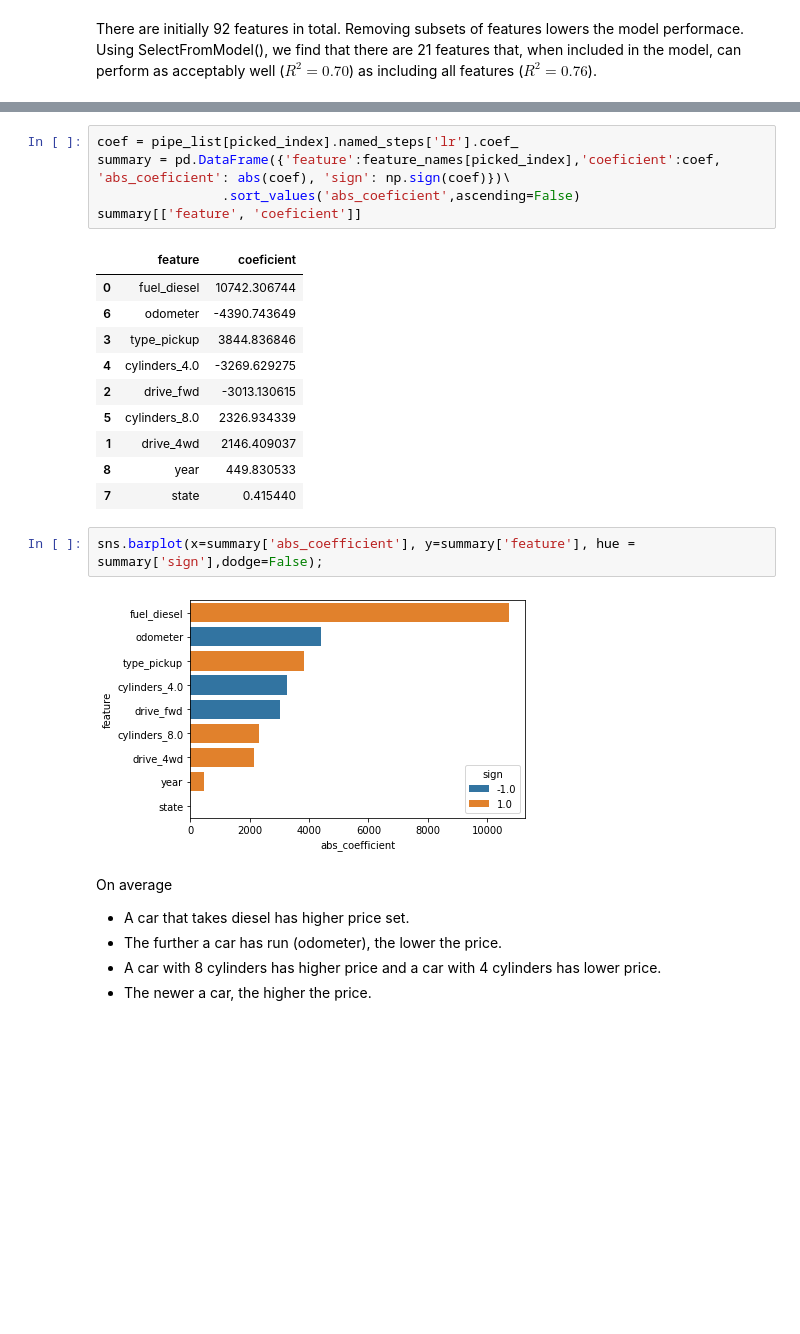
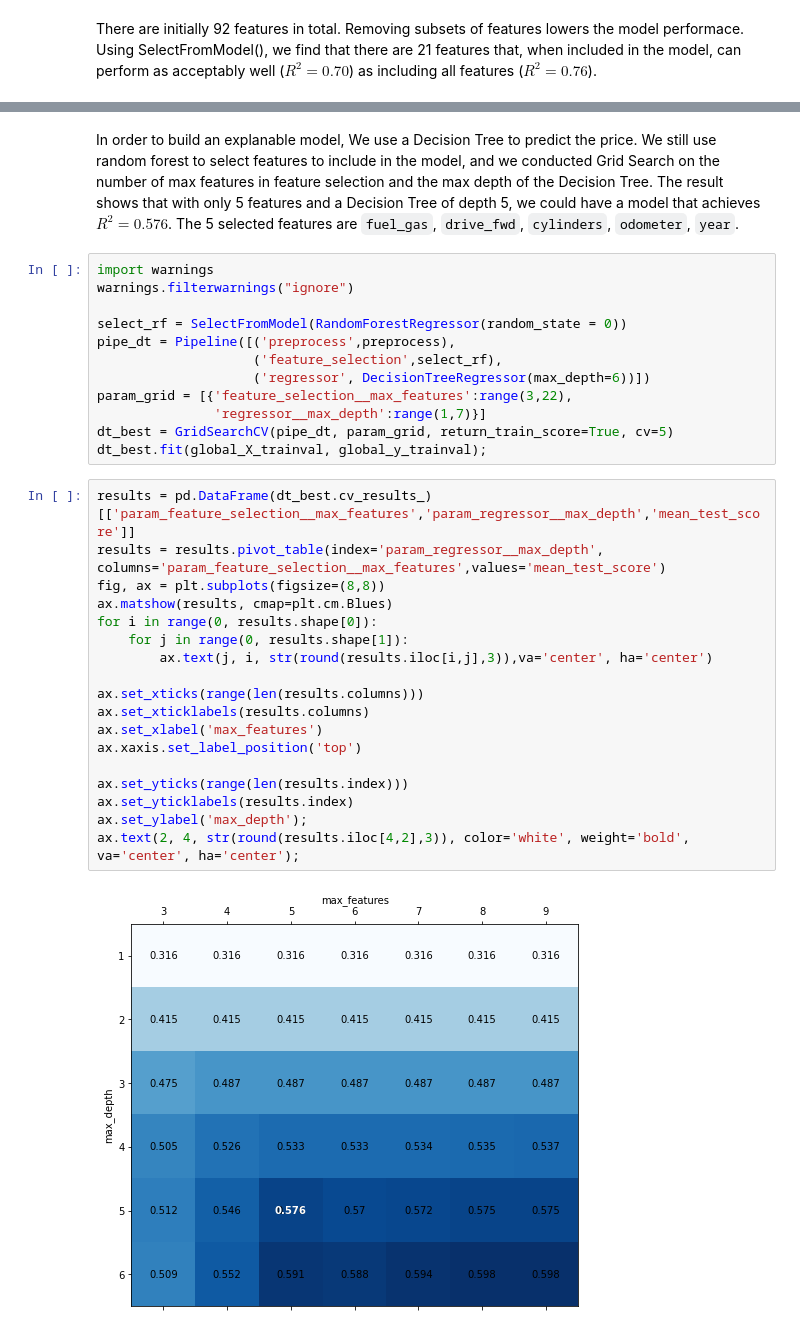
Before and after one commit to YC-1412/AML_projects, a Jupyter notebook: Second_hand_car_price_prediction/second_hand_car_price_prediction.ipynb, the cells around one changed output, grey strips where cells are left out. Saved outputs shown, nothing was run; the diff lists cells and outputs as text; blank space fills up the shorter version.

```diff
--- a/Second_hand_car_price_prediction/second_hand_car_price_prediction.ipynb
+++ b/Second_hand_car_price_prediction/second_hand_car_price_prediction.ipynb
@@ -655,27 +563,34 @@ Test score (with 9 features): 0.651
-# %%
-coef = pipe_list[picked_index].named_steps['lr'].coef_
-summary = pd.DataFrame({'feature':feature_names[picked_index],'coeficient':coef, 'abs_coeficient': abs(coef), 'sign': np.sign(coef)})\
-                .sort_values('abs_coeficient',ascending=False)
-summary[['feature', 'coeficient']]
-# %% [output]
-|  | feature | coeficient |
-| 0 | fuel_diesel | 10742.306744 |
-| 6 | odometer | -4390.743649 |
-| 3 | type_pickup | 3844.836846 |
-| 4 | cylinders_4.0 | -3269.629275 |
-| 2 | drive_fwd | -3013.130615 |
-| 5 | cylinders_8.0 | 2326.934339 |
-| 1 | drive_4wd | 2146.409037 |
-| 8 | year | 449.830533 |
-| 7 | state | 0.415440 |
-# %%
-sns.barplot(x=summary['abs_coefficient'], y=summary['feature'], hue = summary['sign'],dodge=False);
-# %% [output]
-[figure, removed]
-# %% [markdown]
-On average
-
-* A car that takes diesel has higher price set.
-* The further a car has run (odometer), the lower the price.
-* A car with 8 cylinders has higher price and a car with 4 cylinders has lower price.
-* The newer a car, the higher the price.
+# %% [markdown]
+In order to build an explanable model, We use a Decision Tree to predict the price. We still use random forest to select features to include in the model, and we conducted Grid Search on the number of max features in feature selection and the max depth of the Decision Tree. The result shows that with only 5 features and a Decision Tree of depth 5, we could have a model that achieves \\(R^2 = 0.576\\). The 5 selected features are `fuel_gas`, `drive_fwd`, `cylinders`, `odometer`, `year`.
+# %%
+import warnings
+warnings.filterwarnings("ignore")
+
+select_rf = SelectFromModel(RandomForestRegressor(random_state = 0))
+pipe_dt = Pipeline([('preprocess',preprocess),
+                    ('feature_selection',select_rf),
+                    ('regressor', DecisionTreeRegressor(max_depth=6))])
+param_grid = [{'feature_selection__max_features':range(3,22),
+               'regressor__max_depth':range(1,7)}]
+dt_best = GridSearchCV(pipe_dt, param_grid, return_train_score=True, cv=5)
+dt_best.fit(global_X_trainval, global_y_trainval);
+# %%
+results = pd.DataFrame(dt_best.cv_results_)[['param_feature_selection__max_features','param_regressor__max_depth','mean_test_score']]
+results = results.pivot_table(index='param_regressor__max_depth', columns='param_feature_selection__max_features',values='mean_test_score')
+fig, ax = plt.subplots(figsize=(8,8))
+ax.matshow(results, cmap=plt.cm.Blues)
+for i in range(0, results.shape[0]):
+    for j in range(0, results.shape[1]):
+        ax.text(j, i, str(round(results.iloc[i,j],3)),va='center', ha='center')
+
+ax.set_xticks(range(len(results.columns)))
+ax.set_xticklabels(results.columns)
+ax.set_xlabel('max_features')
+ax.xaxis.set_label_position('top')
+
+ax.set_yticks(range(len(results.index)))
+ax.set_yticklabels(results.index)
+ax.set_ylabel('max_depth');
+ax.text(2, 4, str(round(results.iloc[4,2],3)), color='white', weight='bold', va='center', ha='center');
+# %% [output]
+[figure, added]
```
Also changed, not shown: parts of 18 cells of this notebook, 1 other file.
